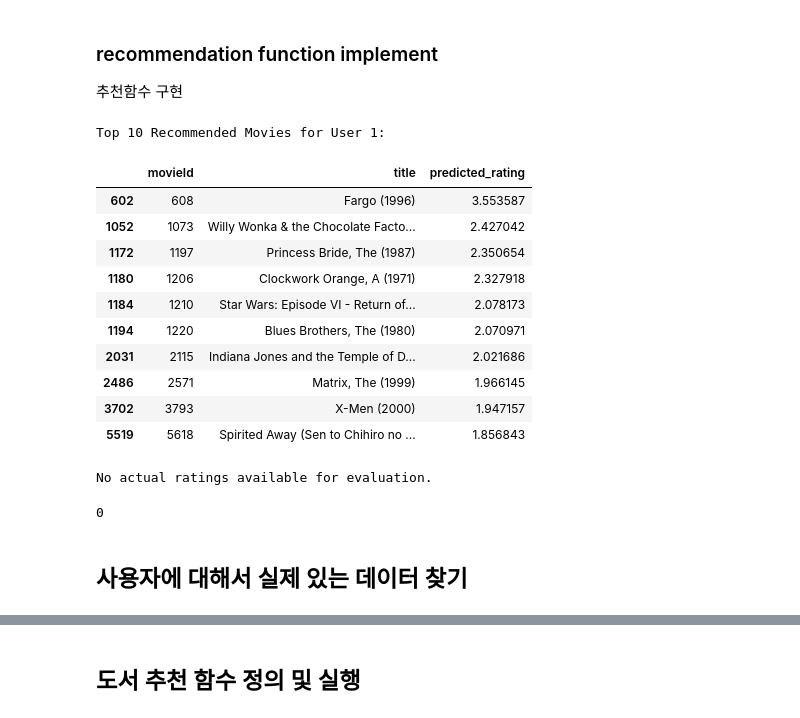
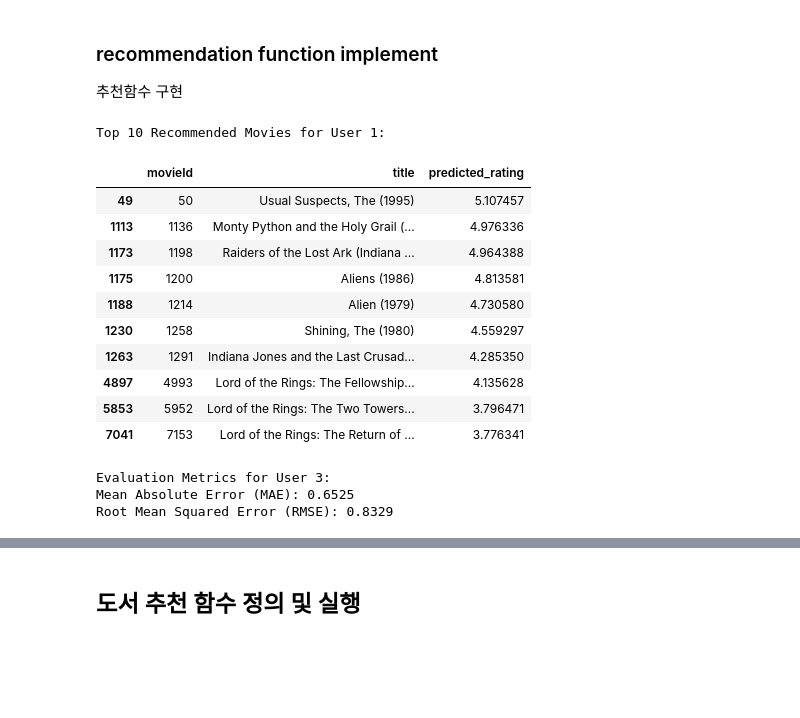
Before and after one commit to cyerinn/2024-2-data_mining-team-project, a Jupyter notebook: content_based_analysis.ipynb, the cells around one changed output, grey strips where cells are left out. Drawn from its saved outputs; the diff is of its cells as text; code cells hidden in the pictures; blank space fills up the shorter version.

```diff
--- a/content_based_analysis.ipynb
+++ b/content_based_analysis.ipynb
@@ -275,52 +275,43 @@ def recommend_movies(user_id, movies_data, user_item_matrix, reconstructed_matri
 
     # 사용자 인덱스 찾기
     user_index = user_item_matrix.index.get_loc(user_id)
 
     # 사용자에 대한 재구성된 평점
     user_predicted_ratings = reconstructed_matrix[user_index]
 
-    # 이미 평가한 영화 IDs
-    user_rated_movie_ids = ratings[ratings['userId'] == user_id]['movieId'].unique()
-
-    # 이미 평가한 영화들의 인덱스
-    user_rated_indices = [movie_id_to_index[movie_id] for movie_id in user_rated_movie_ids if movie_id in movie_id_to_index]
-
-    # 이미 평가한 영화들의 예측 평점을 -inf로 설정하여 제외
-    user_predicted_ratings[user_rated_indices] = -np.inf
-
     # 상위 N개의 영화 인덱스 추출
     recommended_indices = np.argsort(user_predicted_ratings)[::-1][:num_recommendations]
 
     # 영화 ID로 변환
     recommended_movie_ids = [index_to_movie_id[idx] for idx in recommended_indices]
 
     # 추천 영화 데이터 추출
     recommended_movies = movies_data[movies_data['movieId'].isin(recommended_movie_ids)].copy()
     recommended_movies['predicted_rating'] = user_predicted_ratings[recommended_indices]
 
     # 평점 기준으로 정렬
     recommended_movies.sort_values(by='predicted_rating', ascending=False, inplace=True)
 
     return recommended_movies
 
 # 사용자에게 추천된 영화 출력
 user_id = 1
 recommended_movies = recommend_movies(user_id, movies_data, user_item_matrix, reconstructed_matrix, movie_id_to_index, index_to_movie_id, 10)
 print(f"Top 10 Recommended Movies for User {user_id}:")
 display(recommended_movies[['movieId', 'title', 'predicted_rating']])
 # %% [output]
 Top 10 Recommended Movies for User 1:
 |  | movieId | title | predicted_rating |
-| 602 | 608 | Fargo (1996) | 3.553587 |
-| 1052 | 1073 | Willy Wonka & the Chocolate Facto... | 2.427042 |
-| 1172 | 1197 | Princess Bride, The (1987) | 2.350654 |
-| 1180 | 1206 | Clockwork Orange, A (1971) | 2.327918 |
-| 1184 | 1210 | Star Wars: Episode VI - Return of... | 2.078173 |
-| 1194 | 1220 | Blues Brothers, The (1980) | 2.070971 |
-| 2031 | 2115 | Indiana Jones and the Temple of D... | 2.021686 |
-| 2486 | 2571 | Matrix, The (1999) | 1.966145 |
-| 3702 | 3793 | X-Men (2000) | 1.947157 |
-| 5519 | 5618 | Spirited Away (Sen to Chihiro no ... | 1.856843 |
+| 49 | 50 | Usual Suspects, The (1995) | 5.107457 |
+| 1113 | 1136 | Monty Python and the Holy Grail (... | 4.976336 |
+| 1173 | 1198 | Raiders of the Lost Ark (Indiana ... | 4.964388 |
+| 1175 | 1200 | Aliens (1986) | 4.813581 |
+| 1188 | 1214 | Alien (1979) | 4.730580 |
+| 1230 | 1258 | Shining, The (1980) | 4.559297 |
+| 1263 | 1291 | Indiana Jones and the Last Crusad... | 4.285350 |
+| 4897 | 4993 | Lord of the Rings: The Fellowship... | 4.135628 |
+| 5853 | 5952 | Lord of the Rings: The Two Towers... | 3.796471 |
+| 7041 | 7153 | Lord of the Rings: The Return of ... | 3.776341 |
 # %%
 # Cell 7: Evaluate Recommendations using Actual Ratings
 
@@ -333,23 +324,23 @@ def evaluate_recommendations(user_id, recommended_movies, ratings):
         return 0
 
     # 예측 평점과 실제 평점 추출
-    predicted_ratings = recommended_movies.set_index('movieId').loc[actual_ratings['movieId']]['predicted_rating'].values
-    actual_ratings = actual_ratings.set_index('movieId').loc[recommended_movies['movieId']].reset_index()['rating'].values
+    try:
+        predicted_ratings = recommended_movies.set_index('movieId').loc[actual_ratings['movieId']]['predicted_rating'].values
+        actual_ratings = actual_ratings.set_index('movieId').loc[recommended_movies['movieId']].reset_index()['rating'].values
 
-    # MAE 및 RMSE 계산
-    mae = mean_absolute_error(actual_ratings, predicted_ratings)
-    rmse = np.sqrt(mean_squared_error(actual_ratings, predicted_ratings))
+        # MAE 및 RMSE 계산
+        mae = mean_absolute_error(actual_ratings, predicted_ratings)
+        rmse = np.sqrt(mean_squared_error(actual_ratings, predicted_ratings))
 
-    print(f"\nEvaluation Metrics for User {user_id}:")
-    print(f"Mean Absolute Error (MAE): {mae:.4f}")
-    print(f"Root Mean Squared Error (RMSE): {rmse:.4f}")
-
-    return 1
+        print(f"\nEvaluation Metrics for User {user_id}:")
+        print(f"Mean Absolute Error (MAE): {mae:.4f}")
+        print(f"Root Mean Squared Error (RMSE): {rmse:.4f}")
+    except:
+        print("Error occurred during evaluation.")
 
 # 평가 지표 계산
 evaluate_recommendations(user_id, recommended_movies, ratings)
 # %% [output]
-No actual ratings available for evaluation.
+Evaluation Metrics for User 3:
+Mean Absolute Error (MAE): 0.6525
+Root Mean Squared Error (RMSE): 0.8329
-0
-# %% [markdown]
-## 사용자에 대해서 실제 있는 데이터 찾기
```
Also changed, not shown: parts of 3 cells of this notebook.
